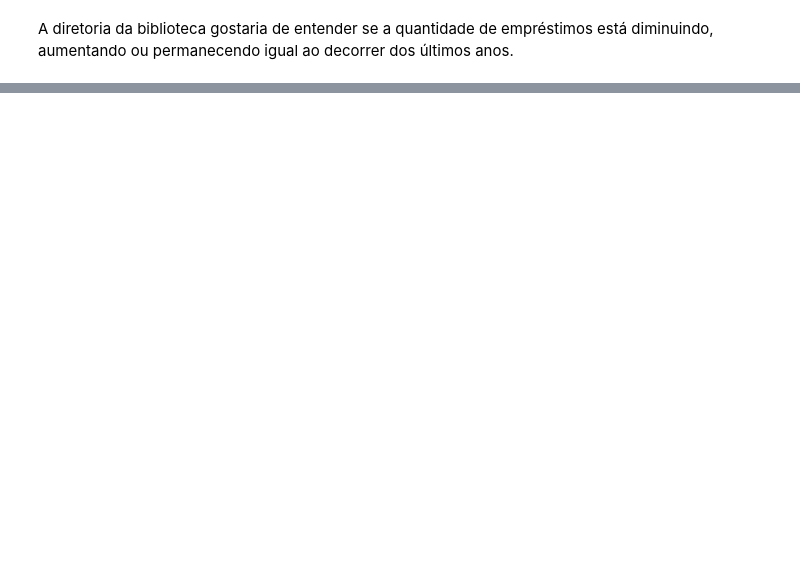
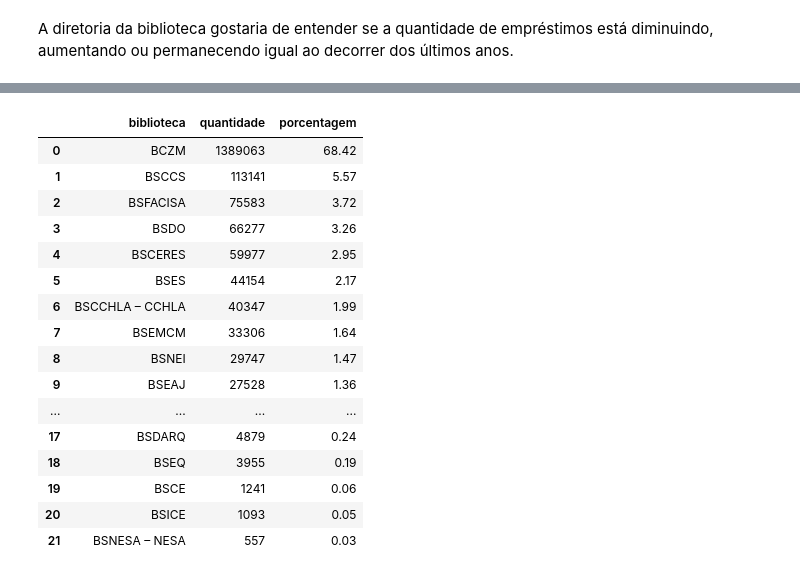
Before and after one commit to PVSO/7-days-pandas, a Jupyter notebook: notebooks/3.0-pvso-exploratory-analysis.ipynb, the cells around one changed output, grey strips where cells are left out. Cells and saved outputs as stored; diff of their text form; code cells hidden in the pictures; blank space fills up the shorter version.

```diff
--- a/notebooks/3.0-pvso-exploratory-analysis.ipynb
+++ b/notebooks/3.0-pvso-exploratory-analysis.ipynb
@@ -225,3 +364,56 @@ gerar_tabela_frequencia('biblioteca')
+# %%
+df_tabela = pd.DataFrame(df['biblioteca'].value_counts().reset_index())
+
+df_tabela.rename(
+    columns={
+        'count':'quantidade'
+    },
+    inplace=True
+)
+
+# df_tabela['porcentagem'] = round((df_tabela['quantidade'] / df_tabela['quantidade'].sum())*100, 10)
+df_tabela['porcentagem'] = (df_tabela['quantidade'] / df_tabela['quantidade'].sum() * 100).round(2)
+
+# df_tabela
+
+fig = px.bar(
+    df_tabela,
+    x='biblioteca',
+    y='porcentagem',
+    text='porcentagem',
+    title='Em quais bibliotecas do sistema estão a maior quantidade de empréstimos? (Em percentual)'
+)
+
+fig.update_traces(
+    texttemplate='%{text:.2f}%',
+    textfont=dict(size=11),
+    )
+
+fig.update_layout(
+    uniformtext=dict(minsize=10, mode='show'),
+)
+
+fig.show()
+# %%
+df_tabela
+# %% [output]
+|  | biblioteca | quantidade | porcentagem |
+| 0 | BCZM | 1389063 | 68.42 |
+| 1 | BSCCS | 113141 | 5.57 |
+| 2 | BSFACISA | 75583 | 3.72 |
+| 3 | BSDO | 66277 | 3.26 |
+| 4 | BSCERES | 59977 | 2.95 |
+| 5 | BSES | 44154 | 2.17 |
+| 6 | BSCCHLA – CCHLA | 40347 | 1.99 |
+| 7 | BSEMCM | 33306 | 1.64 |
+| 8 | BSNEI | 29747 | 1.47 |
+| 9 | BSEAJ | 27528 | 1.36 |
+| ... | ... | ... | ... |
+| 17 | BSDARQ | 4879 | 0.24 |
+| 18 | BSEQ | 3955 | 0.19 |
+| 19 | BSCE | 1241 | 0.06 |
+| 20 | BSICE | 1093 | 0.05 |
+| 21 | BSNESA – NESA | 557 | 0.03 |
 # %%
 # De quais temas da CDU tem os exemplares mais emprestados?
 
```
Also changed, not shown: parts of 12 cells of this notebook, 8 other files.
